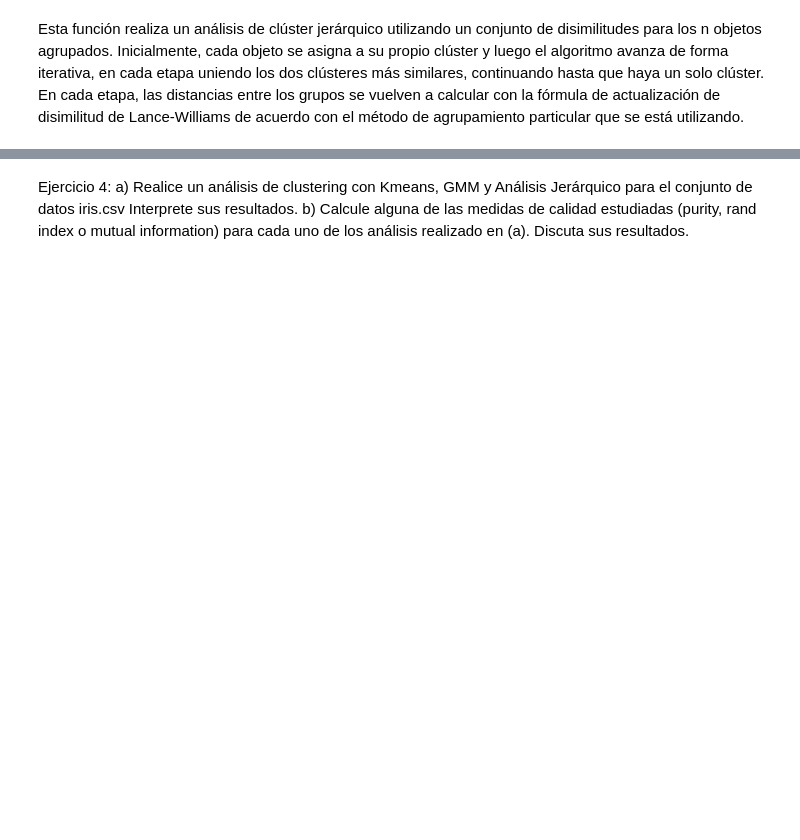
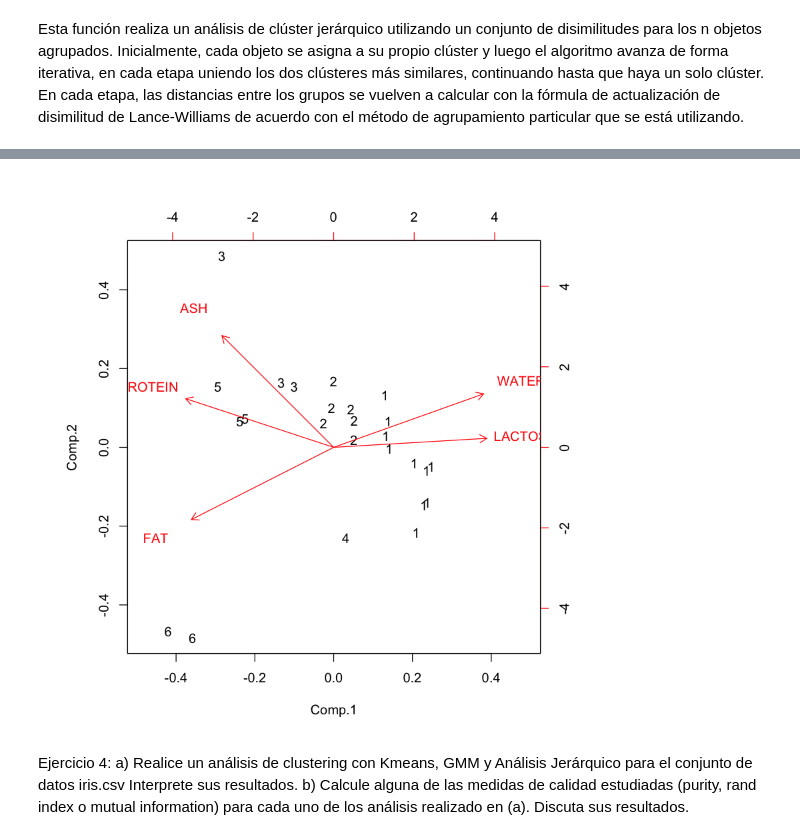
Before and after one commit to IntiRomeroUACh/IA, a Jupyter notebook: IA - Eliana S./Clustering_Notebook2.ipynb, the cells around one changed output, grey strips where cells are left out. Drawn from its saved outputs; the diff is of its cells as text; code cells hidden in the pictures; blank space fills up the shorter version.

```diff
--- a/IA - Eliana S./Clustering_Notebook2.ipynb
+++ b/IA - Eliana S./Clustering_Notebook2.ipynb
@@ -115,3 +240,8 @@ Una serie de diferentes métodos de agrupación se proporcionan. El método de v
+# %%
+res3 <- hclust(dist(datos), method = "complete")
+biplot(res, xlabs= cutree(res3,6))
+# %% [output]
+[figure, added]
 # %% [markdown]
 Ejercicio 4:
 a) Realice un análisis de clustering con Kmeans, GMM y Análisis Jerárquico para el conjunto de datos iris.csv
```
Also changed, not shown: parts of 40 cells of this notebook, 8 other files.
